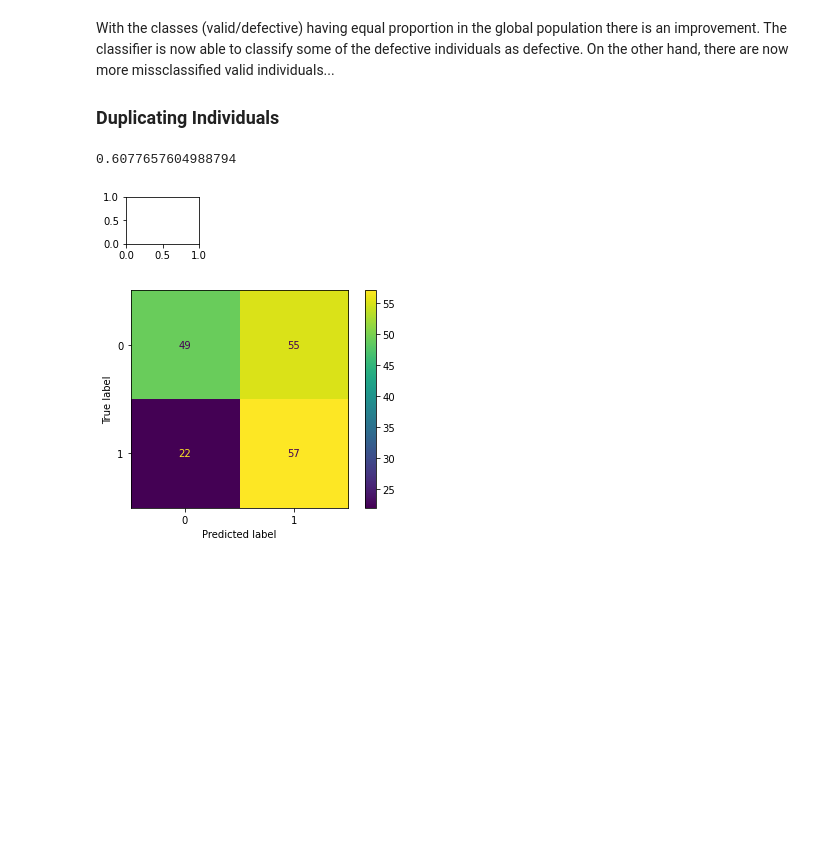
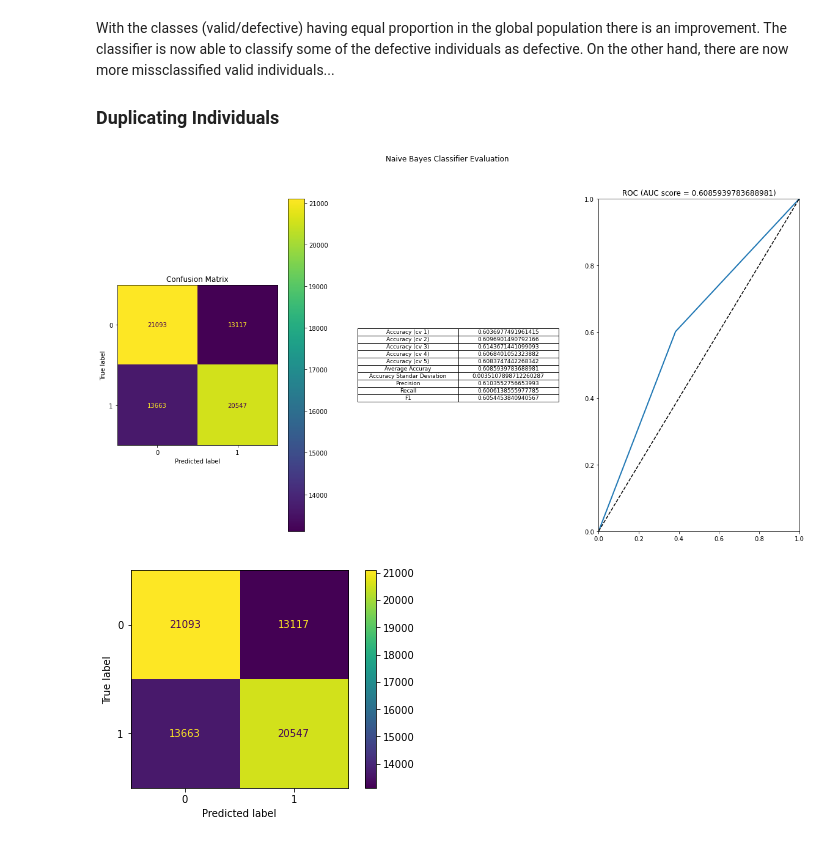
Before and after one commit to FABallemand/DefectPredictionOnProductionLines, a Jupyter notebook: naive_bayes_classifier.ipynb, the cells around one changed output. Cells and saved outputs as stored; diff of their text form; code cells hidden in the pictures; blank space fills up the shorter version.

Commit message:
Naive Bayes Classifier

```diff
--- a/naive_bayes_classifier.ipynb
+++ b/naive_bayes_classifier.ipynb
@@ -68,17 +68,8 @@ X_train, X_test, y_train, y_test = utils.splitTrain(train_input, train_output)
 
 # Create model
 gnb_model = GaussianNB()
-gnb_model.fit(X_train, y_train["result"])
-
-# Prediction
-y_pred = gnb_model.predict(X_test)
-
-# Evaluation
-metrics.accuracy_score(y_test, y_pred)
-# %% [output]
-0.6077657604988794
 # %%
-utils.modelEvaluation(gnb_model, X_train, X_test, y_train, y_test, "Naive Bayes Classifier")
+utils.modelEvaluation(gnb_model, train_input, train_output["result"], model_name="Naive Bayes Classifier")
 # %% [output]
-[figure, old version]
+[figure, new version]
-[figure, old version]
+[figure, new version]
```
